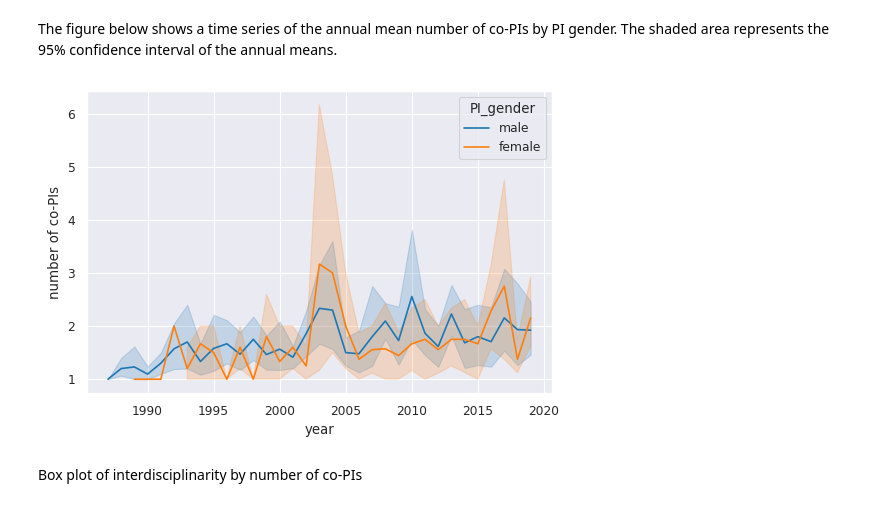
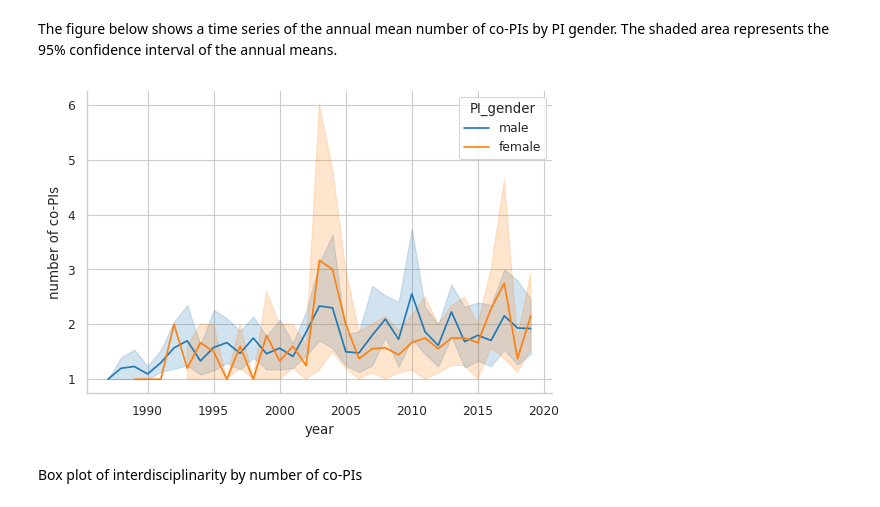
Before and after one commit to idlima/nsf-oce-gender, a Jupyter notebook: 06_analysis_whoi.ipynb, the cells around one changed output. Cells and saved outputs as stored; diff of their text form; code cells hidden in the pictures.

Commit message:
Updated plots

```diff
--- a/06_analysis_whoi.ipynb
+++ b/06_analysis_whoi.ipynb
@@ -24,9 +24,6 @@ Last updated on Fri May 14 18:09:26 2021
 # %%
 warnings.filterwarnings('ignore')
-sns.set_theme()
-sns.set_context('paper')
-sns.set_palette('tab10')
-plt.rcParams['figure.dpi'] = 100
+sns.set_theme(context='paper', style='whitegrid', palette='tab10', rc={'figure.dpi':100})
 pd.options.display.max_columns = 50
 # %% [markdown]
 Read NSF award data.
@@ -216,10 +223,12 @@ T-test for equal means: t=-0.196, p=0.845, df=871
 # %% [markdown]
 The figure below shows a time series of the annual mean number of co-PIs by PI gender. The shaded area represents the 95% confidence interval of the annual means.
 # %%
-ax = sns.lineplot(data=whoi_awards, x='year', y='num_co-PIs', hue='PI_gender', hue_order=['male','female'])
+fig, ax = plt.subplots()
+_ = sns.lineplot(data=whoi_awards, x='year', y='num_co-PIs', hue='PI_gender', hue_order=['male','female'], ax=ax)
 _ = ax.set(ylabel='number of co-PIs')
+sns.despine(fig)
 # %% [output]
-[figure, old version]
+[figure, new version]
 # %% [markdown]
 Box plot of interdisciplinarity by number of co-PIs
 # %%
```
Also changed, not shown: parts of 33 cells of this notebook.
